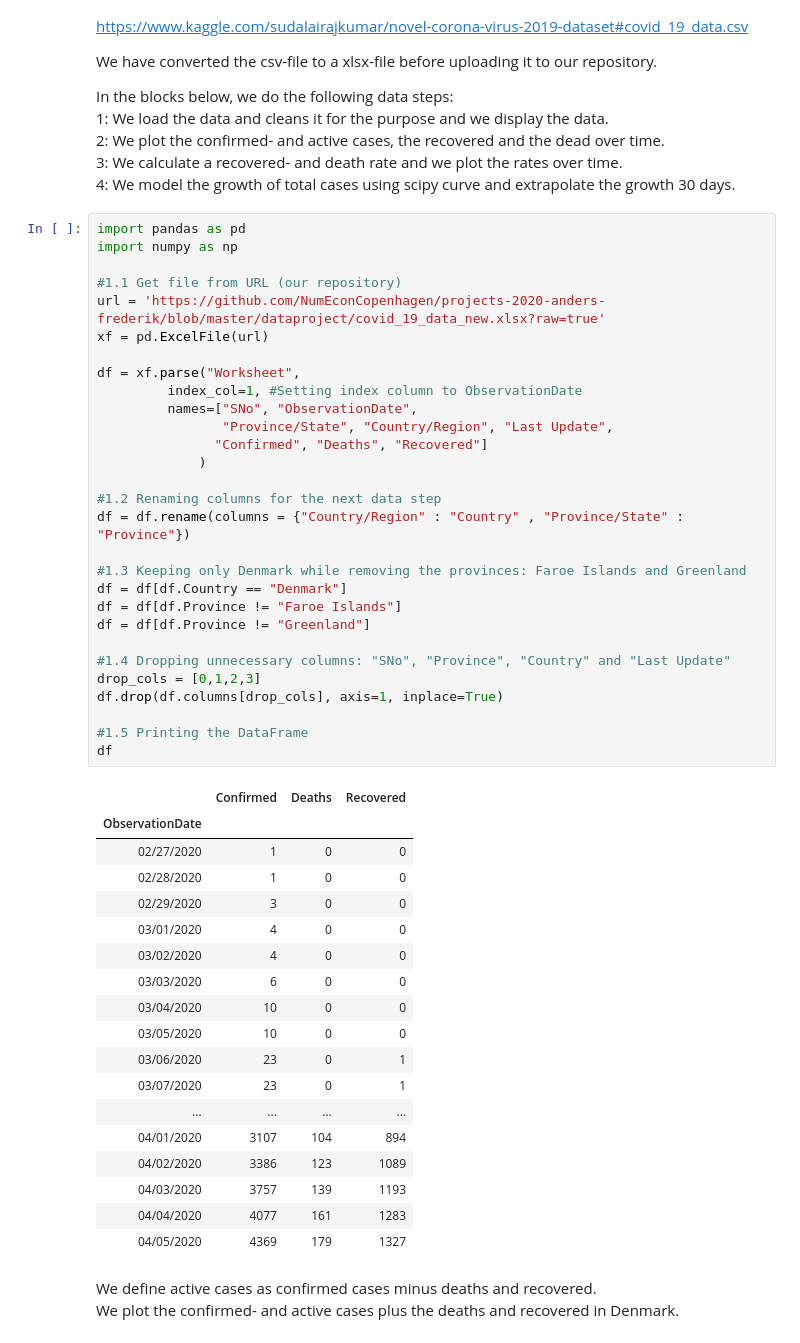
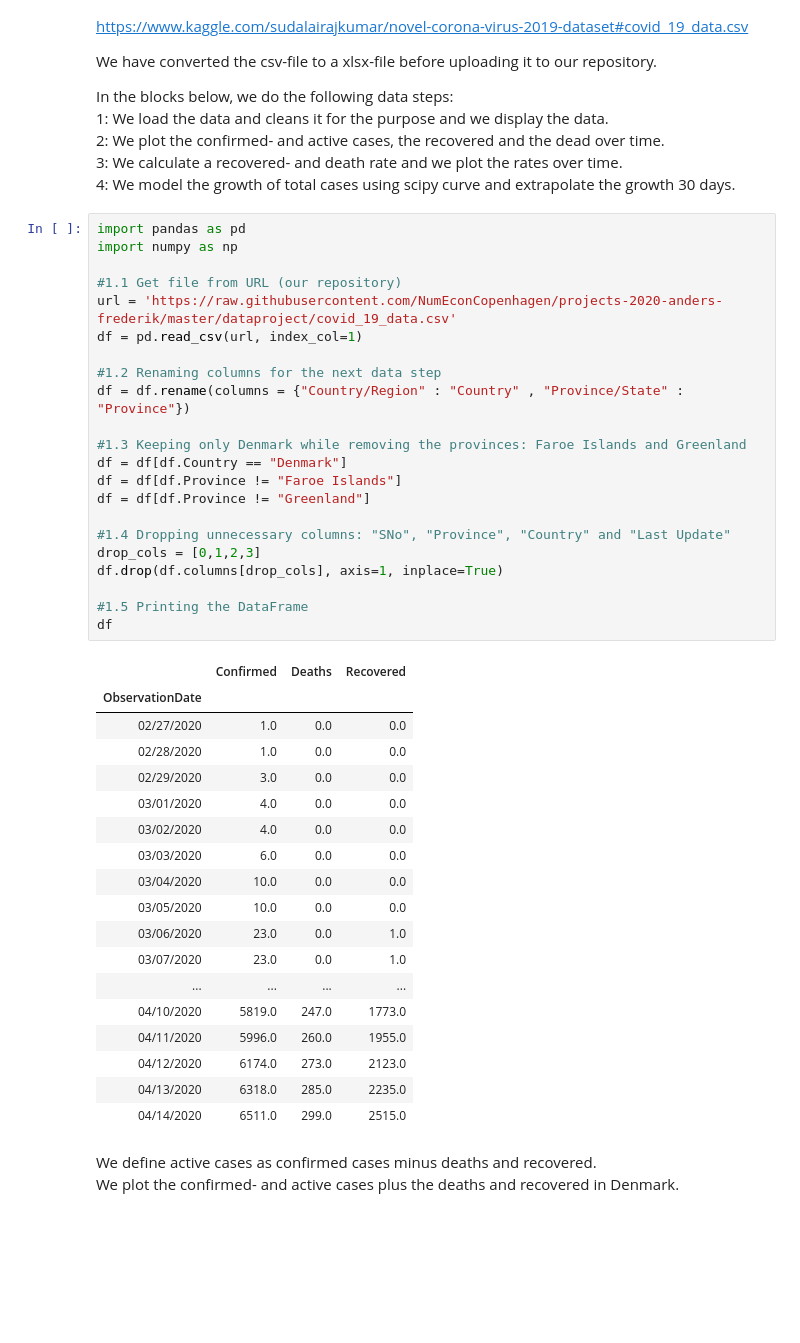
Before and after one commit to kzm266/projects-2020-anders-frederik, a Jupyter notebook: dataproject/dataproject.ipynb, the cells around one changed output. Drawn from its saved outputs; the diff is of its cells as text; blank space fills up the shorter version.

```diff
--- a/dataproject/dataproject.ipynb
+++ b/dataproject/dataproject.ipynb
@@ -22,51 +22,44 @@ In the blocks below, we do the following data steps:
 # %%
 import pandas as pd
 import numpy as np
 
 #1.1 Get file from URL (our repository)
-url = 'https://github.com/NumEconCopenhagen/projects-2020-anders-frederik/blob/master/dataproject/covid_19_data_new.xlsx?raw=true'
-xf = pd.ExcelFile(url)
-
-df = xf.parse("Worksheet",
-         index_col=1, #Setting index column to ObservationDate
-         names=["SNo", "ObservationDate",
-                "Province/State", "Country/Region", "Last Update",
-               "Confirmed", "Deaths", "Recovered"]
-             )
+url = 'https://raw.githubusercontent.com/NumEconCopenhagen/projects-2020-anders-frederik/master/dataproject/covid_19_data.csv'
+df = pd.read_csv(url, index_col=1)
 
 #1.2 Renaming columns for the next data step
 df = df.rename(columns = {"Country/Region" : "Country" , "Province/State" : "Province"})
 
 #1.3 Keeping only Denmark while removing the provinces: Faroe Islands and Greenland
 df = df[df.Country == "Denmark"]
 df = df[df.Province != "Faroe Islands"]
 df = df[df.Province != "Greenland"]
 
 #1.4 Dropping unnecessary columns: "SNo", "Province", "Country" and "Last Update"
 drop_cols = [0,1,2,3]
 df.drop(df.columns[drop_cols], axis=1, inplace=True)
 
 #1.5 Printing the DataFrame
 df
 # %% [output]
 |  | Confirmed | Deaths | Recovered |
 | ObservationDate |  |  |  |
-| 02/27/2020 | 1 | 0 | 0 |
-| 02/28/2020 | 1 | 0 | 0 |
-| 02/29/2020 | 3 | 0 | 0 |
-| 03/01/2020 | 4 | 0 | 0 |
-| 03/02/2020 | 4 | 0 | 0 |
-| 03/03/2020 | 6 | 0 | 0 |
-| 03/04/2020 | 10 | 0 | 0 |
-| 03/05/2020 | 10 | 0 | 0 |
-| 03/06/2020 | 23 | 0 | 1 |
-| 03/07/2020 | 23 | 0 | 1 |
+| 02/27/2020 | 1.0 | 0.0 | 0.0 |
+| 02/28/2020 | 1.0 | 0.0 | 0.0 |
+| 02/29/2020 | 3.0 | 0.0 | 0.0 |
+| 03/01/2020 | 4.0 | 0.0 | 0.0 |
+| 03/02/2020 | 4.0 | 0.0 | 0.0 |
+| 03/03/2020 | 6.0 | 0.0 | 0.0 |
+| 03/04/2020 | 10.0 | 0.0 | 0.0 |
+| 03/05/2020 | 10.0 | 0.0 | 0.0 |
+| 03/06/2020 | 23.0 | 0.0 | 1.0 |
+| 03/07/2020 | 23.0 | 0.0 | 1.0 |
 | ... | ... | ... | ... |
-| 04/01/2020 | 3107 | 104 | 894 |
-| 04/02/2020 | 3386 | 123 | 1089 |
-| 04/03/2020 | 3757 | 139 | 1193 |
-| 04/04/2020 | 4077 | 161 | 1283 |
-| 04/05/2020 | 4369 | 179 | 1327 |
+| 04/10/2020 | 5819.0 | 247.0 | 1773.0 |
+| 04/11/2020 | 5996.0 | 260.0 | 1955.0 |
+| 04/12/2020 | 6174.0 | 273.0 | 2123.0 |
+| 04/13/2020 | 6318.0 | 285.0 | 2235.0 |
+| 04/14/2020 | 6511.0 | 299.0 | 2515.0 |
 # %% [markdown]
 We define active cases as confirmed cases minus deaths and recovered.
 We plot the confirmed- and active cases plus the deaths and recovered in Denmark.
```
Also changed, not shown: parts of 5 cells of this notebook.
